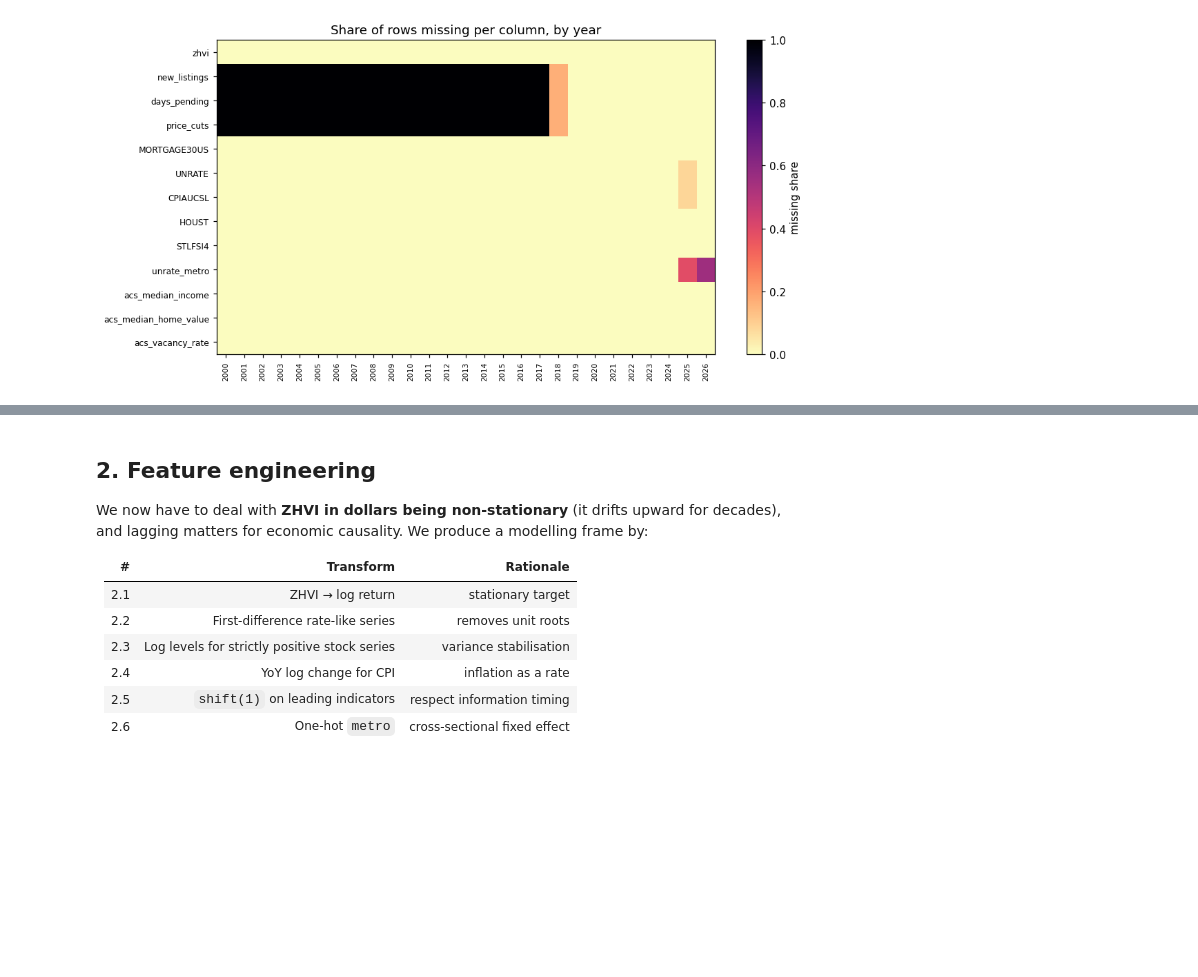
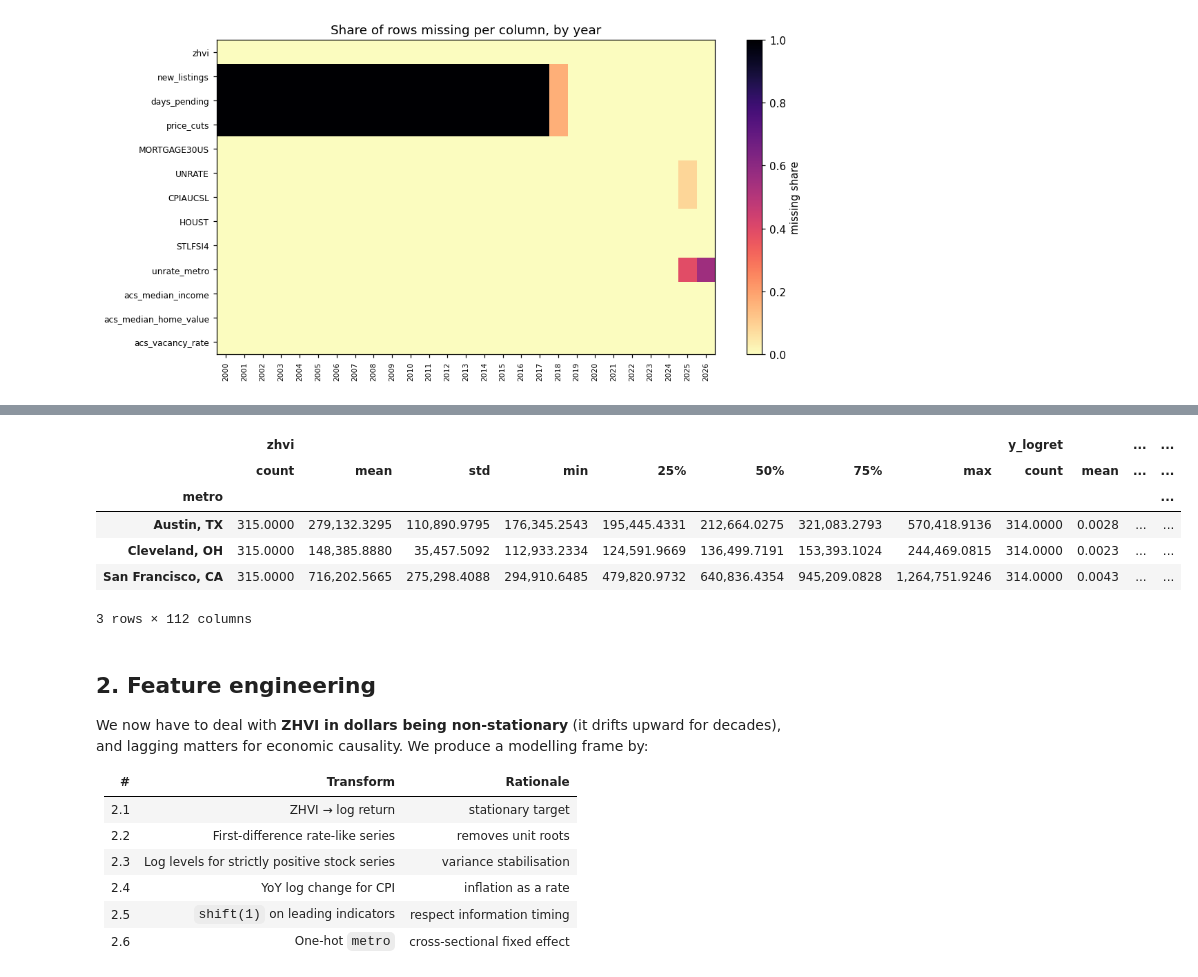
Before and after one commit to garavels/ECON-148, a Jupyter notebook: notebooks/housing_nowcast_main.ipynb, the cells around one changed output, grey strips where cells are left out. Drawn from its saved outputs; the diff is of its cells as text; code cells hidden in the pictures; blank space fills up the shorter version.

```diff
--- a/notebooks/housing_nowcast_main.ipynb
+++ b/notebooks/housing_nowcast_main.ipynb
@@ -539,3 +506,47 @@ plt.show()
+# %%
+SUMMARY_COLS = [
+    "zhvi",
+    "y_logret",
+    "MORTGAGE30US",
+    "UNRATE",
+    "unrate_metro",
+    "CPIAUCSL",
+    "HOUST",
+    "STLFSI4",
+    "new_listings",
+    "days_pending",
+    "price_cuts",
+    "acs_median_income",
+    "acs_median_home_value",
+    "acs_vacancy_rate",
+]
+
+def compute_summary(df, cols):
+    return df.groupby("metro")[cols].describe().round(4)
+
+def save_summary(summary, path):
+    summary.to_csv(path)
+    return summary
+
+def build_and_save_summary(df, cols, path):
+    summary = compute_summary(df, cols)
+    return save_summary(summary, path)
+
+summary_stats = build_and_save_summary(
+    panel,
+    SUMMARY_COLS,
+    OUT_TAB / "summary_statistics.csv"
+)
+
+summary_stats
+# %% [output]
+|  | zhvi |  |  |  |  |  |  |  | y_logret |  | ... | ... |
+|  | count | mean | std | min | 25% | 50% | 75% | max | count | mean | ... | ... |
+| metro |  |  |  |  |  |  |  |  |  |  |  | ... |
+| Austin, TX | 315.0000 | 279,132.3295 | 110,890.9795 | 176,345.2543 | 195,445.4331 | 212,664.0275 | 321,083.2793 | 570,418.9136 | 314.0000 | 0.0028 | ... | ... |
+| Cleveland, OH | 315.0000 | 148,385.8880 | 35,457.5092 | 112,933.2334 | 124,591.9669 | 136,499.7191 | 153,393.1024 | 244,469.0815 | 314.0000 | 0.0023 | ... | ... |
+| San Francisco, CA | 315.0000 | 716,202.5665 | 275,298.4088 | 294,910.6485 | 479,820.9732 | 640,836.4354 | 945,209.0828 | 1,264,751.9246 | 314.0000 | 0.0043 | ... | ... |
+3 rows × 112 columns
 # %% [markdown]
 ## 2. Feature engineering
 
```
Also changed, not shown: parts of 12 cells of this notebook.
